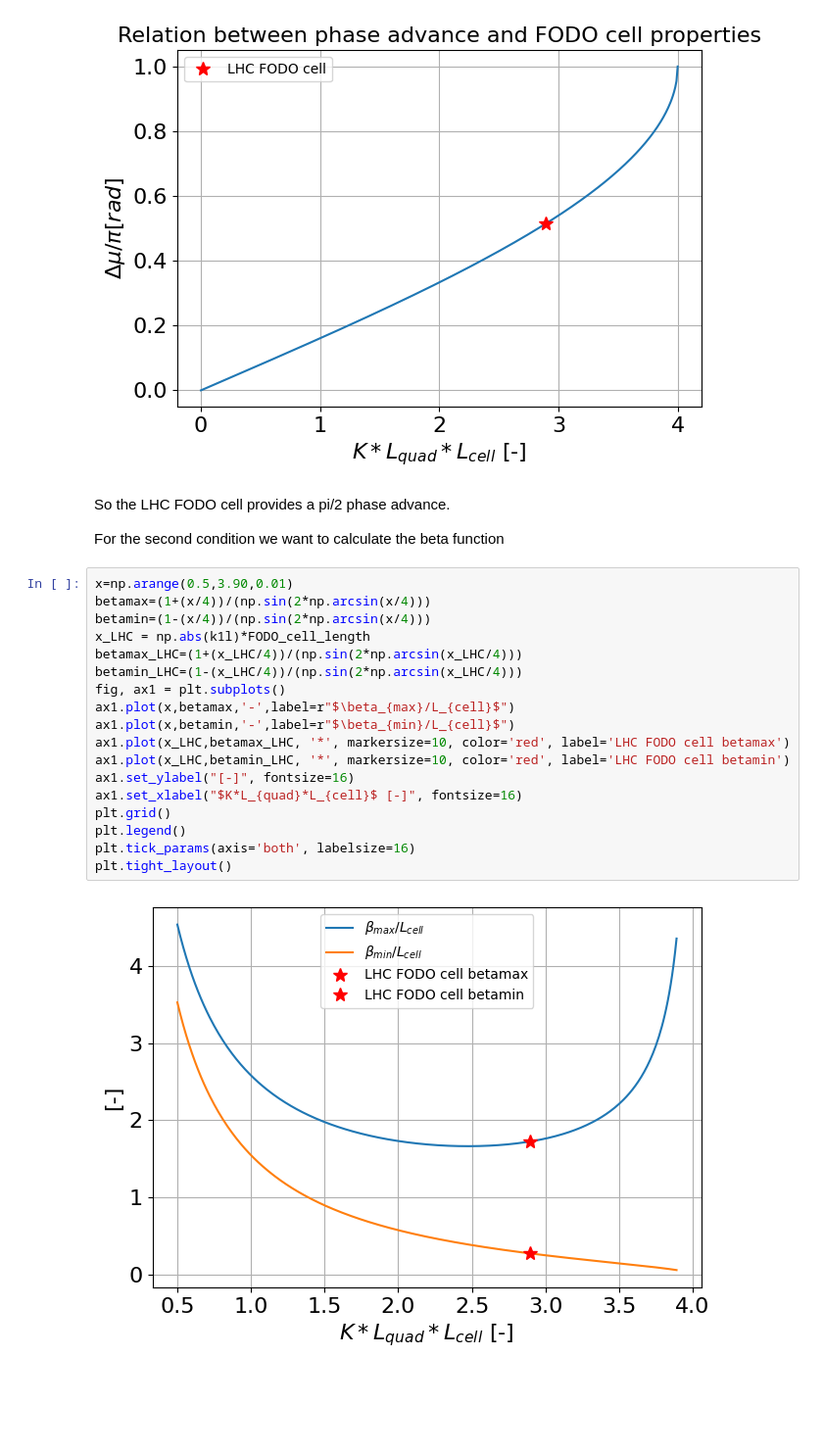
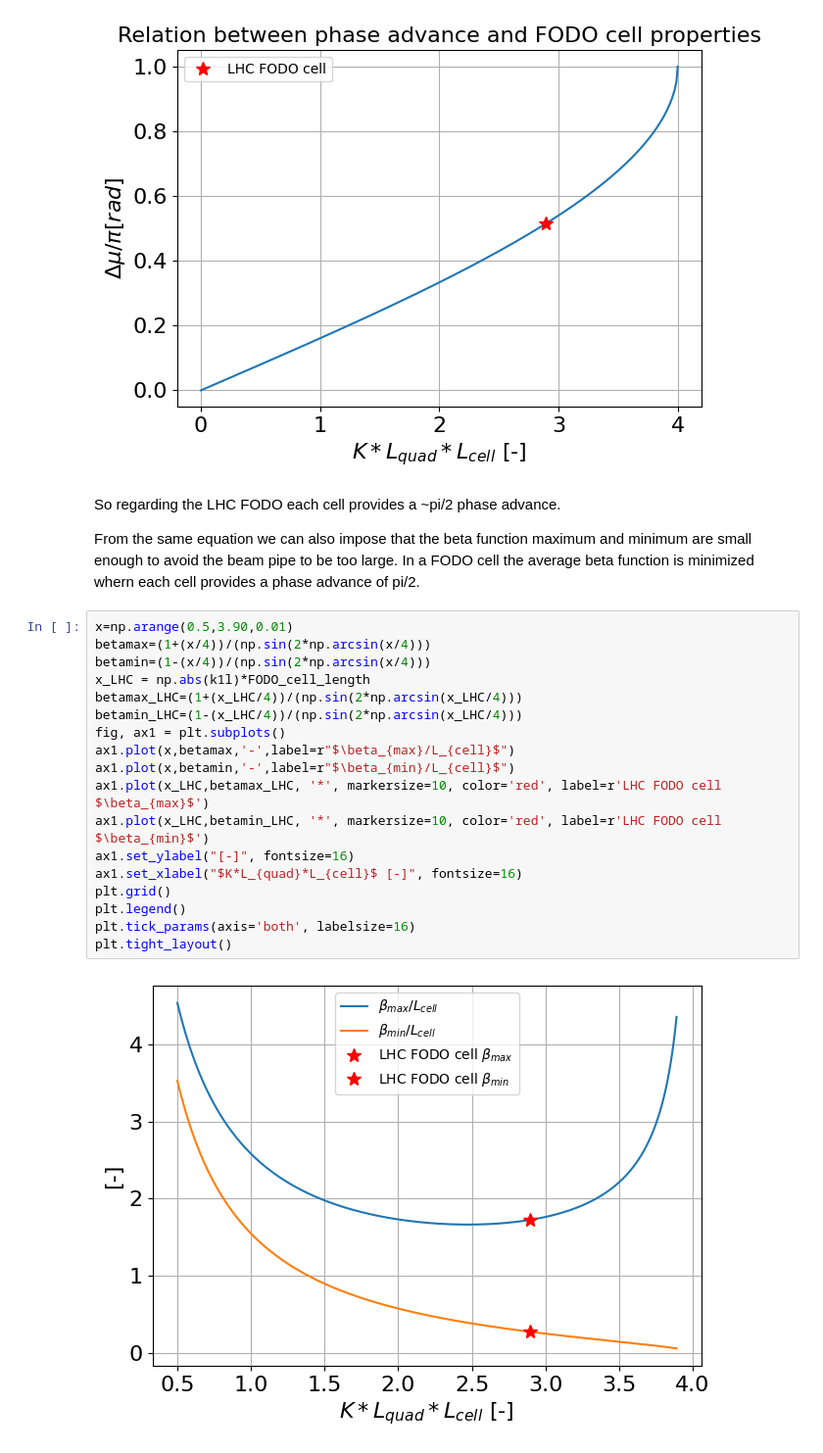
Before and after one commit to andreafornara/Tutorial, a Jupyter notebook: examples/003_thick_study.ipynb, the cells around one changed output. Shown at 98% size. Saved outputs shown, nothing was run; the diff lists cells and outputs as text; blank space fills up the shorter version.

```diff
--- a/examples/003_thick_study.ipynb
+++ b/examples/003_thick_study.ipynb
@@ -193,27 +196,28 @@ ax1.legend(fontsize=10)
 plt.tight_layout()
 # %% [output]
 [figure]
-# %% [markdown]
-So the LHC FODO cell provides a pi/2 phase advance.
-
-For the second condition we want to calculate the beta function
+# %% [markdown]
+So regarding the LHC FODO each cell provides a ~pi/2 phase advance.
+
+From the same equation we can also impose that the beta function maximum and minimum are small enough to avoid the
+beam pipe to be too large. In a FODO cell the average beta function is minimized whern each cell provides a phase advance of pi/2.
 # %%
 x=np.arange(0.5,3.90,0.01)
 betamax=(1+(x/4))/(np.sin(2*np.arcsin(x/4)))
 betamin=(1-(x/4))/(np.sin(2*np.arcsin(x/4)))
 x_LHC = np.abs(k1l)*FODO_cell_length
 betamax_LHC=(1+(x_LHC/4))/(np.sin(2*np.arcsin(x_LHC/4)))
 betamin_LHC=(1-(x_LHC/4))/(np.sin(2*np.arcsin(x_LHC/4)))
 fig, ax1 = plt.subplots()
 ax1.plot(x,betamax,'-',label=r"$\beta_{max}/L_{cell}$")
 ax1.plot(x,betamin,'-',label=r"$\beta_{min}/L_{cell}$")
-ax1.plot(x_LHC,betamax_LHC, '*', markersize=10, color='red', label='LHC FODO cell betamax')
-ax1.plot(x_LHC,betamin_LHC, '*', markersize=10, color='red', label='LHC FODO cell betamin')
+ax1.plot(x_LHC,betamax_LHC, '*', markersize=10, color='red', label=r'LHC FODO cell $\beta_{max}$')
+ax1.plot(x_LHC,betamin_LHC, '*', markersize=10, color='red', label=r'LHC FODO cell $\beta_{min}$')
 ax1.set_ylabel("[-]", fontsize=16)
 ax1.set_xlabel("$K*L_{quad}*L_{cell}$ [-]", fontsize=16)
 plt.grid()
 plt.legend()
 plt.tick_params(axis='both', labelsize=16)
 plt.tight_layout()
 # %% [output]
-[figure, old version]
+[figure, new version]
```
Also changed, not shown: parts of 14 cells of this notebook, 4 other files.
